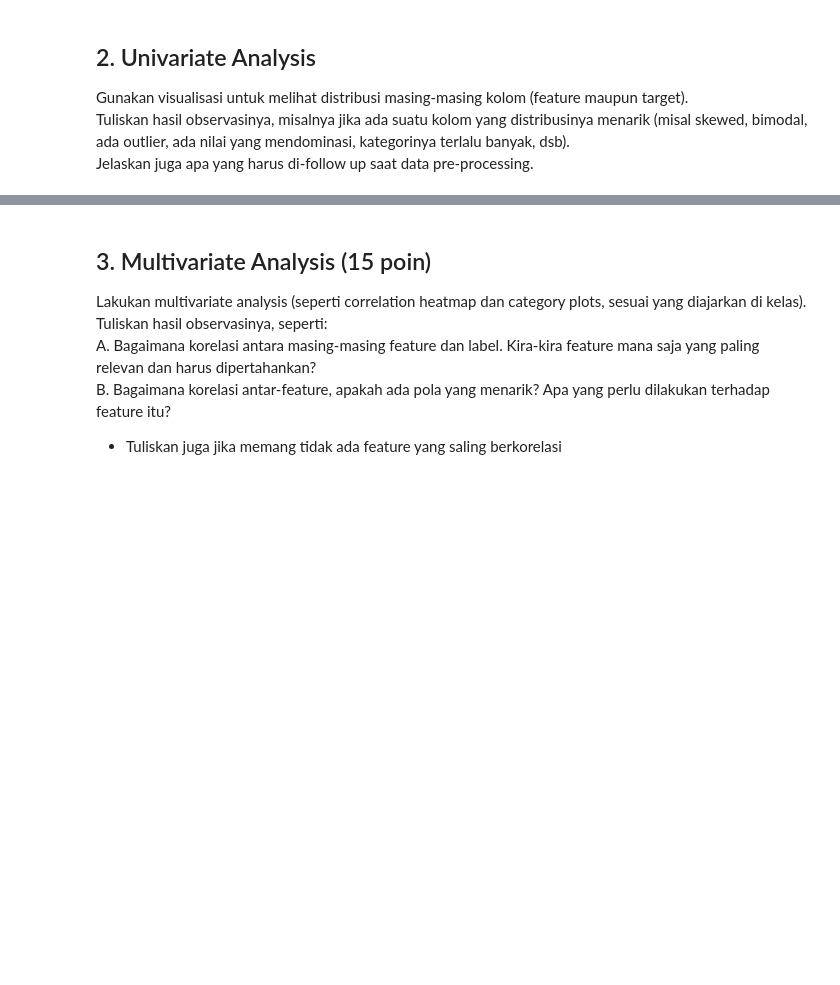
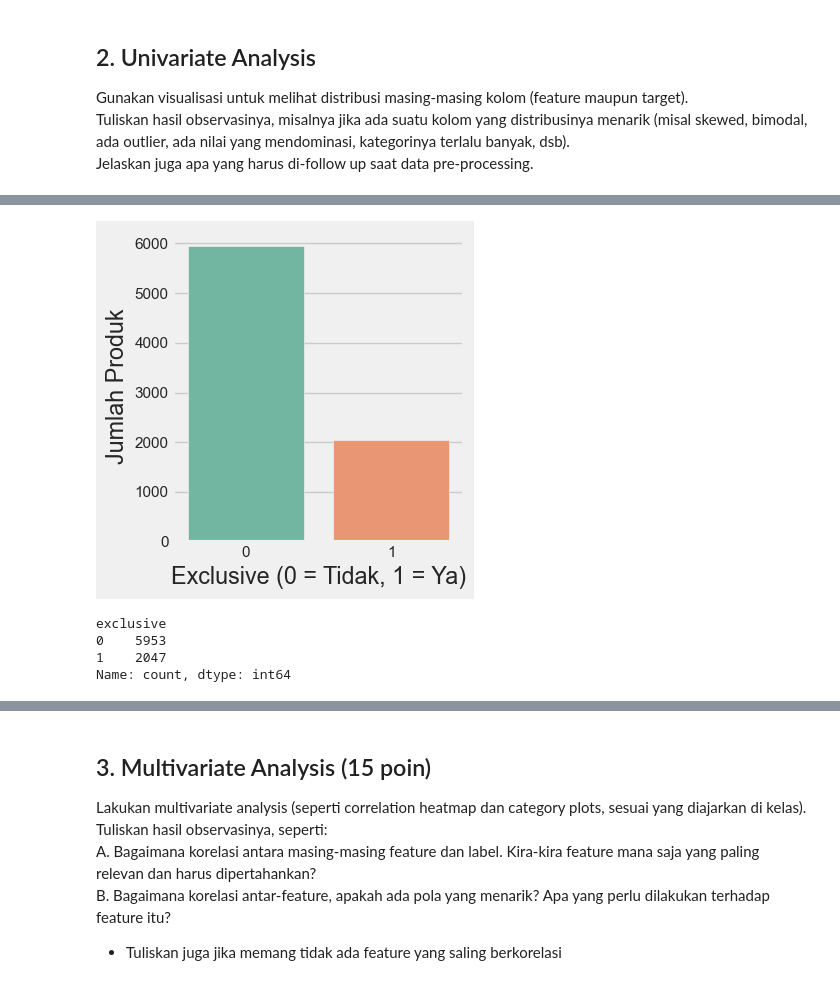
Before and after one commit to agirahmawandi/hw_ml_prep, a Jupyter notebook: Homework_ML_Preparation.ipynb, the cells around one changed output, grey strips where cells are left out. Saved outputs shown, nothing was run; the diff lists cells and outputs as text; code cells hidden in the pictures; blank space fills up the shorter version.

```diff
--- a/Homework_ML_Preparation.ipynb
+++ b/Homework_ML_Preparation.ipynb
@@ -158,0 +172,16 @@ plt.show()
+# %%
+plt.figure(figsize=(4, 4))
+sns.countplot(data=df, x='exclusive', palette='Set2')
+plt.xlabel('Exclusive (0 = Tidak, 1 = Ya)')
+plt.ylabel('Jumlah Produk')
+plt.tight_layout()
+plt.show()
+# %% [output]
+[figure, added]
+# %%
+df['exclusive'].value_counts()
+# %% [output]
+exclusive
+0    5953
+1    2047
+Name: count, dtype: int64
```
Also changed, not shown: parts of 12 cells of this notebook.
